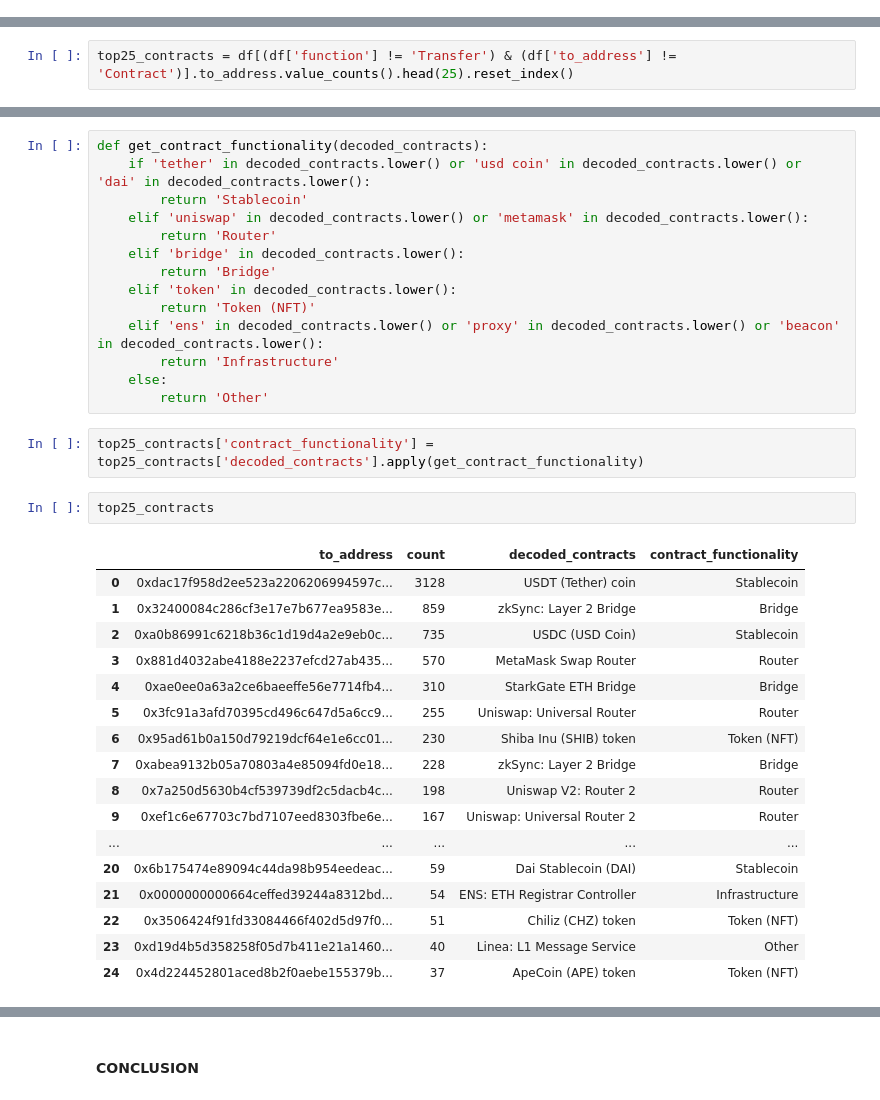
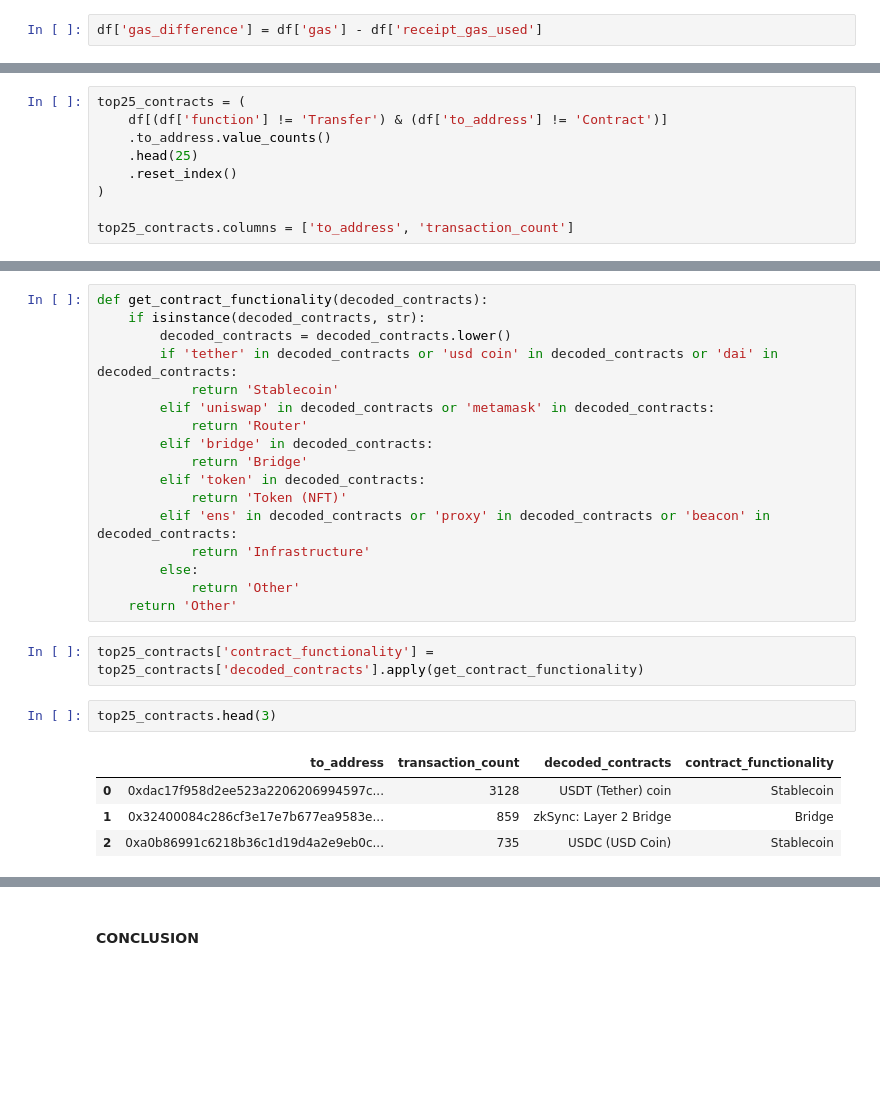
Before and after one commit to diachkina/blockchain_ethereum_project, a Jupyter notebook: ethereum_analysis.ipynb, the cells around one changed output, grey strips where cells are left out. Saved outputs shown, nothing was run; the diff lists cells and outputs as text; blank space fills up the shorter version.

```diff
--- a/ethereum_analysis.ipynb
+++ b/ethereum_analysis.ipynb
@@ -318,0 +441,2 @@ plt.show()
+# %%
+df['gas_difference'] = df['gas'] - df['receipt_gas_used']
@@ -321,5 +550,12 @@ plt.show()
 # %%
-top25_contracts = df[(df['function'] != 'Transfer') & (df['to_address'] != 'Contract')].to_address.value_counts().head(25).reset_index()
+top25_contracts = (
+    df[(df['function'] != 'Transfer') & (df['to_address'] != 'Contract')]
+    .to_address.value_counts()
+    .head(25)
+    .reset_index()
+)
+
+top25_contracts.columns = ['to_address', 'transaction_count']
 # %%
 top25_contracts.head(3)
 # %% [output]
@@ -382,37 +598,27 @@ top25_contracts
 # %%
 def get_contract_functionality(decoded_contracts):
-    if 'tether' in decoded_contracts.lower() or 'usd coin' in decoded_contracts.lower() or 'dai' in decoded_contracts.lower():
-        return 'Stablecoin'
-    elif 'uniswap' in decoded_contracts.lower() or 'metamask' in decoded_contracts.lower():
-        return 'Router'
-    elif 'bridge' in decoded_contracts.lower():
-        return 'Bridge'
-    elif 'token' in decoded_contracts.lower():
-        return 'Token (NFT)'
-    elif 'ens' in decoded_contracts.lower() or 'proxy' in decoded_contracts.lower() or 'beacon' in decoded_contracts.lower():
-        return 'Infrastructure'
-    else:
-        return 'Other'
+    if isinstance(decoded_contracts, str):
+        decoded_contracts = decoded_contracts.lower()
+        if 'tether' in decoded_contracts or 'usd coin' in decoded_contracts or 'dai' in decoded_contracts:
+            return 'Stablecoin'
+        elif 'uniswap' in decoded_contracts or 'metamask' in decoded_contracts:
+            return 'Router'
+        elif 'bridge' in decoded_contracts:
+            return 'Bridge'
+        elif 'token' in decoded_contracts:
+            return 'Token (NFT)'
+        elif 'ens' in decoded_contracts or 'proxy' in decoded_contracts or 'beacon' in decoded_contracts:
+            return 'Infrastructure'
+        else:
+            return 'Other'
+    return 'Other'
 # %%
 top25_contracts['contract_functionality'] = top25_contracts['decoded_contracts'].apply(get_contract_functionality)
 # %%
-top25_contracts
+top25_contracts.head(3)
 # %% [output]
-|  | to_address | count | decoded_contracts | contract_functionality |
+|  | to_address | transaction_count | decoded_contracts | contract_functionality |
 | 0 | 0xdac17f958d2ee523a2206206994597c... | 3128 | USDT (Tether) coin | Stablecoin |
 | 1 | 0x32400084c286cf3e17e7b677ea9583e... | 859 | zkSync: Layer 2 Bridge | Bridge |
 | 2 | 0xa0b86991c6218b36c1d19d4a2e9eb0c... | 735 | USDC (USD Coin) | Stablecoin |
-| 3 | 0x881d4032abe4188e2237efcd27ab435... | 570 | MetaMask Swap Router | Router |
-| 4 | 0xae0ee0a63a2ce6baeeffe56e7714fb4... | 310 | StarkGate ETH Bridge | Bridge |
-| 5 | 0x3fc91a3afd70395cd496c647d5a6cc9... | 255 | Uniswap: Universal Router | Router |
-| 6 | 0x95ad61b0a150d79219dcf64e1e6cc01... | 230 | Shiba Inu (SHIB) token | Token (NFT) |
-| 7 | 0xabea9132b05a70803a4e85094fd0e18... | 228 | zkSync: Layer 2 Bridge | Bridge |
-| 8 | 0x7a250d5630b4cf539739df2c5dacb4c... | 198 | Uniswap V2: Router 2 | Router |
-| 9 | 0xef1c6e67703c7bd7107eed8303fbe6e... | 167 | Uniswap: Universal Router 2 | Router |
-| ... | ... | ... | ... | ... |
-| 20 | 0x6b175474e89094c44da98b954eedeac... | 59 | Dai Stablecoin (DAI) | Stablecoin |
-| 21 | 0x0000000000664ceffed39244a8312bd... | 54 | ENS: ETH Registrar Controller | Infrastructure |
-| 22 | 0x3506424f91fd33084466f402d5d97f0... | 51 | Chiliz (CHZ) token | Token (NFT) |
-| 23 | 0xd19d4b5d358258f05d7b411e21a1460... | 40 | Linea: L1 Message Service | Other |
-| 24 | 0x4d224452801aced8b2f0aebe155379b... | 37 | ApeCoin (APE) token | Token (NFT) |
 # %%
```
Also changed, not shown: parts of 62 cells of this notebook.
